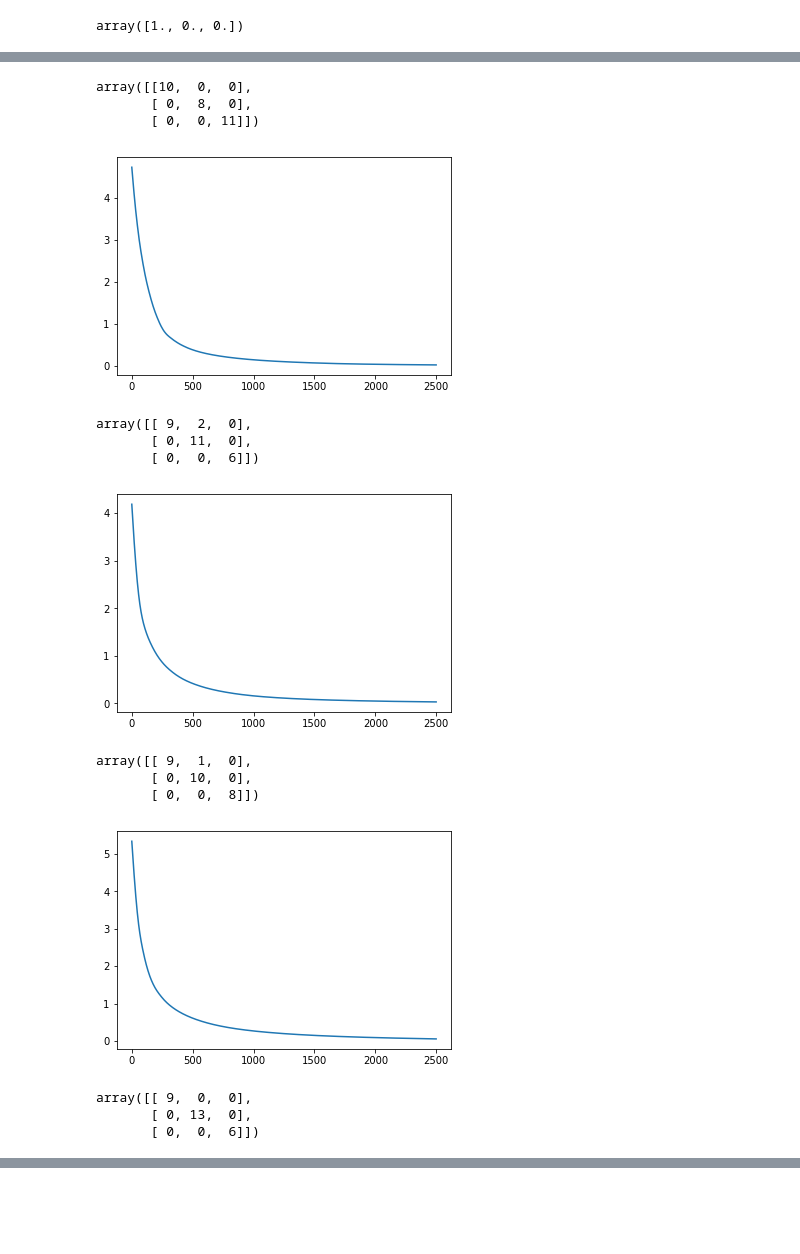
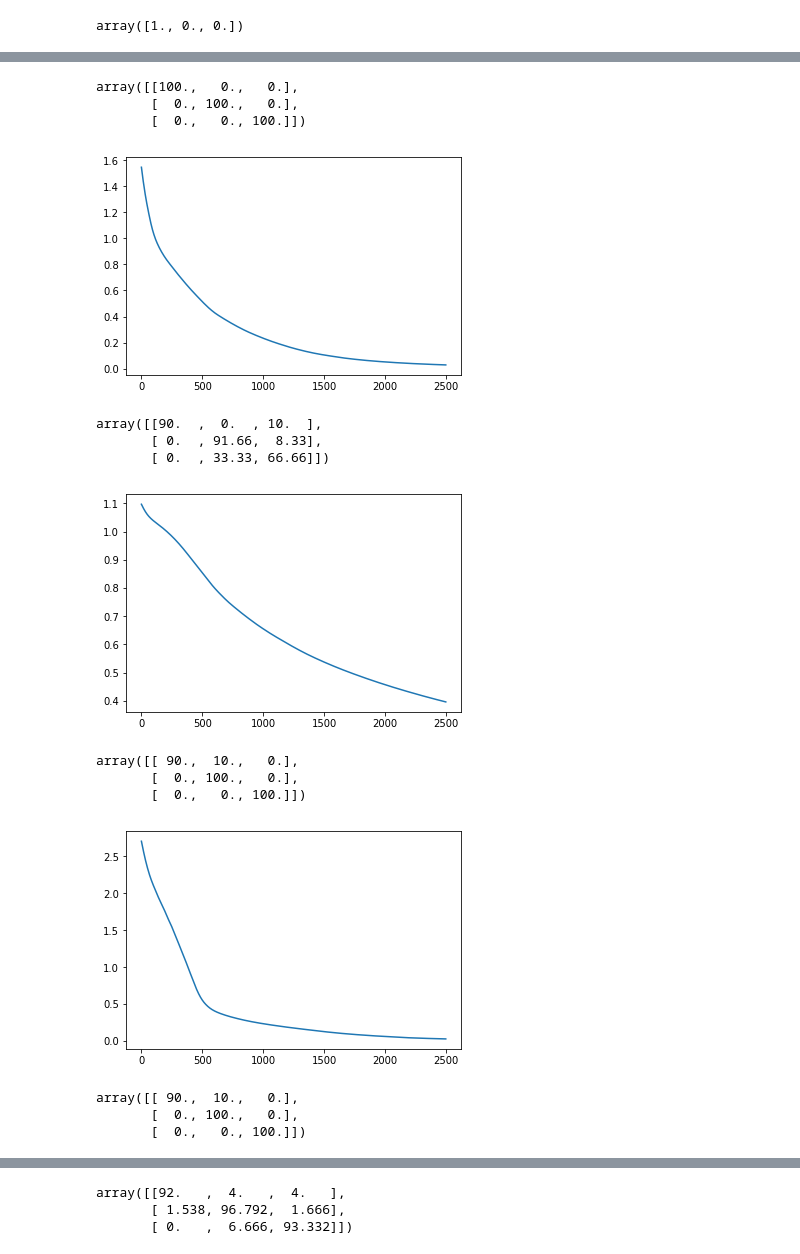
Before and after one commit to rcolasanti/TensorFlow, a Jupyter notebook: TF023.ipynb, the cells around one changed output, grey strips where cells are left out. Cells and saved outputs as stored; diff of their text form; code cells hidden in the pictures; blank space fills up the shorter version.

```diff
--- a/TF023.ipynb
+++ b/TF023.ipynb
@@ -96,7 +103,6 @@ def train_neural_network_interactive(neural_network_model,x_data_train,y_data_tr
     cost = tf.reduce_mean( tf.nn.softmax_cross_entropy_with_logits(logits=prediction, labels=y) )
     optimizer = tf.train.AdamOptimizer().minimize(cost)
     hm_epochs = 2500
-    sess = tf.InteractiveSession()
     init = tf.initialize_all_variables()
     sess.run(init)
     losses=[]
@@ -104,11 +110,5 @@ def train_neural_network_interactive(neural_network_model,x_data_train,y_data_tr
             _, c = sess.run([optimizer, cost], feed_dict={x:x_data_train,
                                                           y:y_data_train})
             losses.append(c)
-
-    y_test_res=(sess.run(prediction,feed_dict={
-                             x:x_data_test
-                              }))
-
-    true_class=np.argmax(y_data_test,1)
-    predicted_class=np.argmax(y_test_res,1)
-    return confusion_matrix(predicted_class,true_class),losses
+    cf = test_neural_network(neural_network_model,x_data_test,y_data_test)
+    return cf,losses
@@ -124,13 +147,17 @@ for train_idx, test_idx in skf.split(train_x,train_y[:,0]):
 # %%
+av_cf = np.empty([3,3,0])
 for fold in range(splits):
     neural_network_model = TfAnn()
-    neural_network_model.init_empty([13],len(train_y[0]),len(train_x[0]))
+    neural_network_model.init_empty([13,6],len(train_y[0]),len(train_x[0]))
     x_data_train = train_x[train_index[fold]]
     y_data_train = train_y[train_index[fold]]
     x_data_test = train_x[test_index[fold]]
     y_data_test = train_y[test_index[fold]]
     cf,loss = train_neural_network_interactive(neural_network_model,x_data_train,y_data_train,x_data_test,y_data_test)
-    pprint(cf)
+    av_cf = np.dstack([av_cf,cf])
+    pprint( cf)
+    #plot_confusion_matrix(cf,[1,2,3],"Cf matrix","wine")
     plt.plot(loss)
     plt.show()
+pprint(av_cf.mean(axis=2))
 # %% [output]
@@ -141,15 +179,15 @@ array([[10,  0,  0],
-array([[10,  0,  0],
-       [ 0,  8,  0],
-       [ 0,  0, 11]])
+array([[100.,   0.,   0.],
+       [  0., 100.,   0.],
+       [  0.,   0., 100.]])
-[figure, old version]
+[figure, new version]
-array([[ 9,  2,  0],
-       [ 0, 11,  0],
-       [ 0,  0,  6]])
+array([[90.  ,  0.  , 10.  ],
+       [ 0.  , 91.66,  8.33],
+       [ 0.  , 33.33, 66.66]])
-[figure, old version]
+[figure, new version]
-array([[ 9,  1,  0],
-       [ 0, 10,  0],
-       [ 0,  0,  8]])
+array([[ 90.,  10.,   0.],
+       [  0., 100.,   0.],
+       [  0.,   0., 100.]])
-[figure, old version]
+[figure, new version]
-array([[ 9,  0,  0],
-       [ 0, 13,  0],
-       [ 0,  0,  6]])
+array([[ 90.,  10.,   0.],
+       [  0., 100.,   0.],
+       [  0.,   0., 100.]])
@@ -157,2 +195,5 @@ array([[ 9,  0,  0],
+array([[92.   ,  4.   ,  4.   ],
+       [ 1.538, 96.792,  1.666],
+       [ 0.   ,  6.666, 93.332]])
 # %%
 neural_network_model = TfAnn()
```
Also changed, not shown: parts of 11 cells of this notebook, 17 other files.
